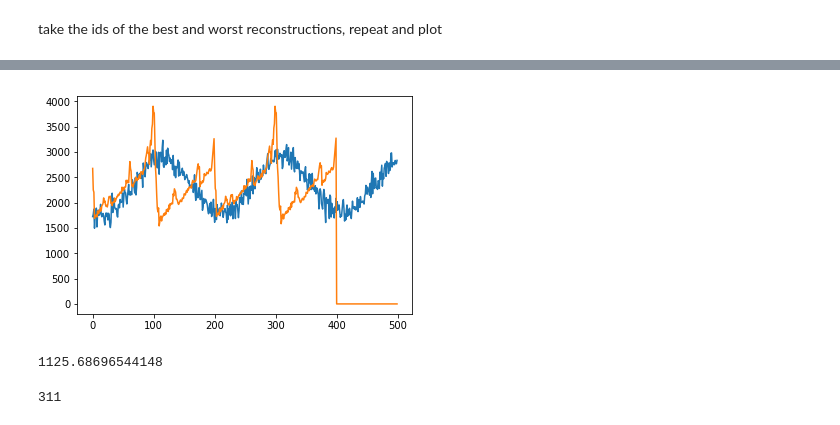
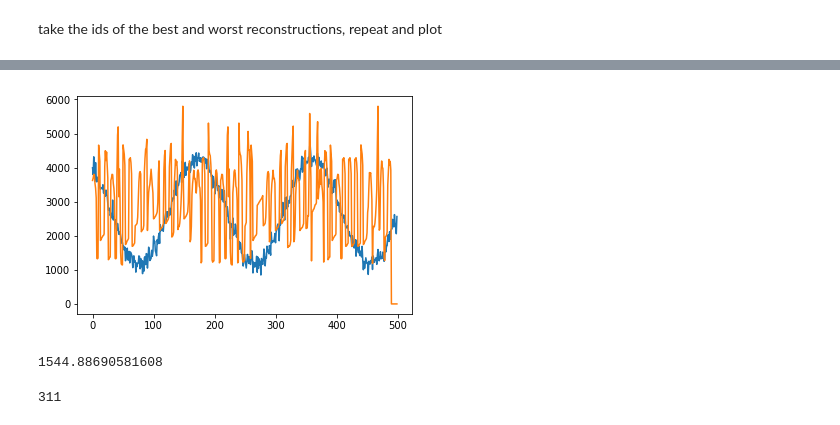
Before and after one commit to jorwatkapola/timeseries_segment_clustering, a Jupyter notebook: synthetic_test.ipynb, the cells around one changed output, grey strips where cells are left out. Drawn from its saved outputs; the diff is of its cells as text; code cells hidden in the pictures.

```diff
--- a/synthetic_test.ipynb
+++ b/synthetic_test.ipynb
@@ -19,7 +19,7 @@ importlib.reload(sc)
 np.random.seed(0)
 from scipy.stats import zscore
 # %%
-results_file="valid_results_20190604_bp5.csv"
+results_file="valid_results_20190605_bp7.csv"
 k_clusters=[150]
 seg_lens=[10,50,100,150,200]
 
@@ -158,7 +158,7 @@ for k_id, k_cluster in enumerate(k_clusters):
         all_train_segments=np.vstack(all_train_segments)
         #cluster the segments
         cluster=KMeans(n_clusters=k_cluster, random_state=0)
-        cluster.fit(zscore(all_train_segments))
+        cluster.fit(all_train_segments)
 
         ids=output[int((hyperparameter_set+1)*3 -1)]
         def plot_reco(lc):
@@ -229,7 +229,7 @@ import matplotlib.pyplot as plt
 from sklearn.model_selection import train_test_split
 from sklearn.cluster import KMeans
 
-import segment_cluster as sc
+import segment_cluster_scaled as sc
 import importlib
 importlib.reload(sc)
 
@@ -246,7 +246,7 @@ rho_train, rho_valid, rho_train_ids, rho_valid_ids= train_test_split(rho_file, l
 
 #reco_classes=[]
 k_cluster=150
-seg_len=200
+seg_len=10
 
 ##train the model
 #loop throught the light curves of a given class and segments them
@@ -255,36 +255,36 @@ for rho in rho_train:
     train_segments=sc.segmentation(rho, seg_len, seg_len, time_stamps=False)
     all_train_segments.append(train_segments)
 all_train_segments=np.vstack(all_train_segments)
 #cluster the segments
 cluster=KMeans(n_clusters=k_cluster, random_state=0)
 cluster.fit(all_train_segments)
 
         #reconstruction loop through light curves for every class other than rho
-sine=sine_file[122]
+sine=sine_file[182]
 valid_segments= sc.segmentation(sine, seg_len, seg_len , time_stamps=False)
 reco = sc.reconstruct(valid_segments, sine, cluster, rel_offset=False, seg_slide=seg_len)
 plt.plot(sine)
 plt.plot(reco)
 plt.show()
 print(np.sqrt(np.mean((reco-sine)**2)))
 
 #         reco_error_ar=np.array(reco_error)
 #         max_rho=reco_error_ar[(reco_error_ar[:,-1]==np.max(reco_error_ar[:,-1]))][0]
 #         valid_segments= sc.segmentation(rho_valid[int(max_rho[3])], seg_len, seg_len , time_stamps=False)
 #         reco, error = sc.reconstruct(valid_segments, rho_valid[int(max_rho[3])], cluster, rel_offset=False, seg_slide=seg_len)
 #         f = plt.figure()
 #         ax = f.add_subplot(211)
 #         plt.plot(rho_valid[int(max_rho[3])])
 #         plt.plot(reco)
 #         plt.ylim([0,10000])
 #         plt.text(1,1,"k= {}\nlen= {}\n error= {}".format(k_cluster, seg_len, round(max_rho[-1],1)),
 #                  ha='right', va='top', transform=ax.transAxes)
 #         min_rho=reco_error_ar[(reco_error_ar[:,-1]==np.min(reco_error_ar[:,-1]))][0]
 #         valid_segments= sc.segmentation(rho_valid[int(min_rho[3])], seg_len, seg_len , time_stamps=False)
 #         reco, error = sc.reconstruct(valid_segments, rho_valid[int(min_rho[3])], cluster, rel_offset=False, seg_slide=seg_len)
 # %% [output]
-[figure, old version]
+[figure, new version]
-1125.68696544148
+1544.88690581608
 # %%
 np.random.randint(500)
 # %% [output]
```
Also changed, not shown: parts of 9 cells of this notebook, 8 other files.
